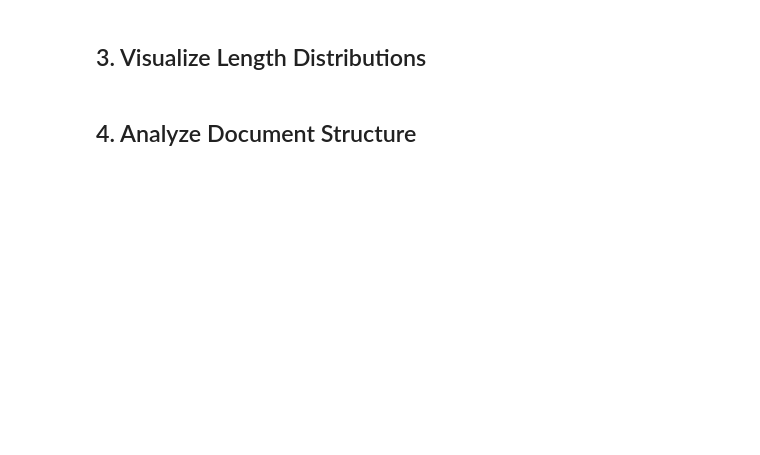
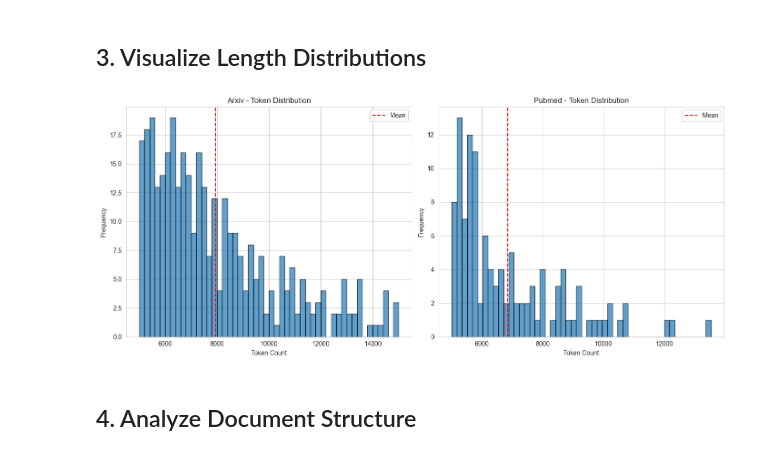
Before and after one commit to alexisvannson/NLP-final-project, a Jupyter notebook: notebooks/exploration.ipynb, the cells around one changed output. Cells and saved outputs as stored; diff of their text form; code cells hidden in the pictures; blank space fills up the shorter version.

```diff
--- a/notebooks/exploration.ipynb
+++ b/notebooks/exploration.ipynb
@@ -71,25 +81,27 @@ stats_df
 # %% [markdown]
 ## 3. Visualize Length Distributions
 # %%
-# Plot token count distributions
-fig, axes = plt.subplots(2, 3, figsize=(15, 10))
+# Plot token count distributions with 2 subplots
+fig, axes = plt.subplots(1, 2, figsize=(14, 6))
 axes = axes.flatten()
 
-for idx, (dataset_name, data) in enumerate(loaded_data.items()):
-    if idx >= len(axes):
+dataset_items = list(loaded_data.items())
+for idx in range(2):
+    if idx >= len(dataset_items):
         break
-
+    dataset_name, data = dataset_items[idx]
     token_counts = [sample.get('token_count', 0) for sample in data]
-
     axes[idx].hist(token_counts, bins=50, edgecolor='black', alpha=0.7)
     axes[idx].set_title(f'{dataset_name.title()} - Token Distribution')
     axes[idx].set_xlabel('Token Count')
     axes[idx].set_ylabel('Frequency')
     axes[idx].axvline(np.mean(token_counts), color='r', linestyle='--', label='Mean')
     axes[idx].legend()
 
 plt.tight_layout()
 plt.show()
+# %% [output]
+[figure, added]
 # %% [markdown]
 ## 4. Analyze Document Structure
 # %%
```
Also changed, not shown: parts of 6 cells of this notebook, 17 other files.
